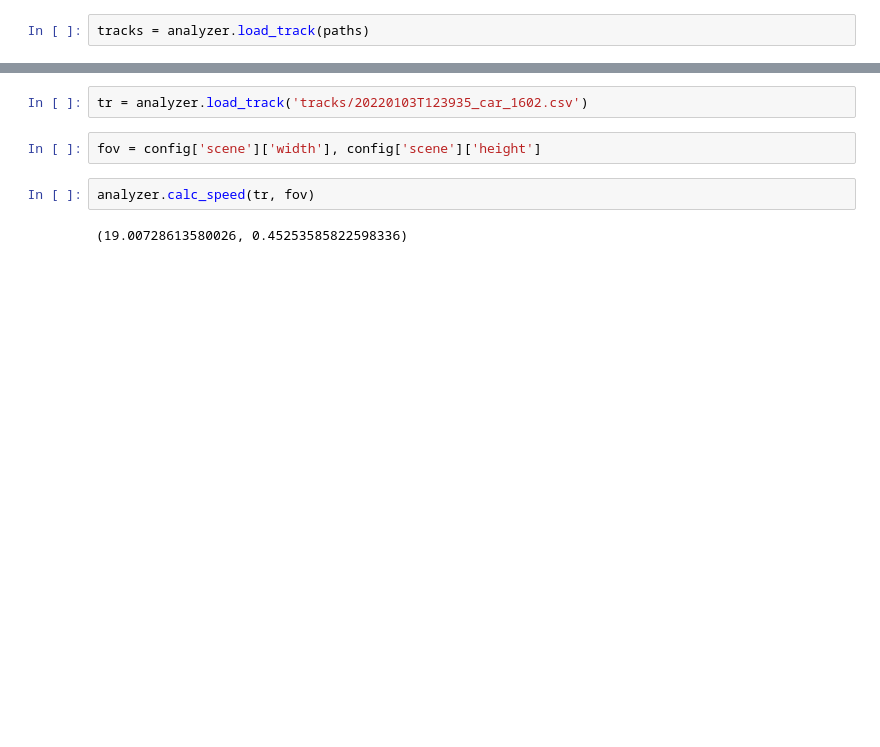
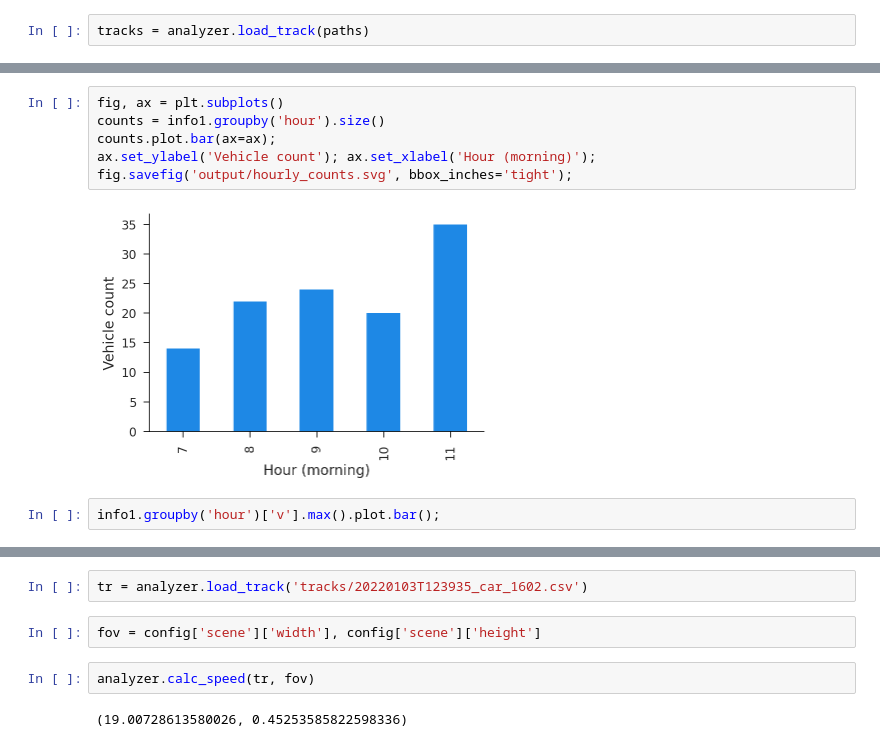
Before and after one commit to iamlemec/speedcam, a Jupyter notebook: notebooks/speed_stats.ipynb, the cells around one changed output, grey strips where cells are left out. Drawn from its saved outputs; the diff is of its cells as text; blank space fills up the shorter version.

```diff
--- a/notebooks/speed_stats.ipynb
+++ b/notebooks/speed_stats.ipynb
@@ -38,0 +44,10 @@ sns.violinplot(x='hour', y='v', data=info);
+# %%
+fig, ax = plt.subplots()
+counts = info1.groupby('hour').size()
+counts.plot.bar(ax=ax);
+ax.set_ylabel('Vehicle count'); ax.set_xlabel('Hour (morning)');
+fig.savefig('output/hourly_counts.svg', bbox_inches='tight');
+# %% [output]
+[figure, added]
+# %%
+info1.groupby('hour')['v'].max().plot.bar();
```
Also changed, not shown: parts of 7 cells of this notebook, 4 other files.
